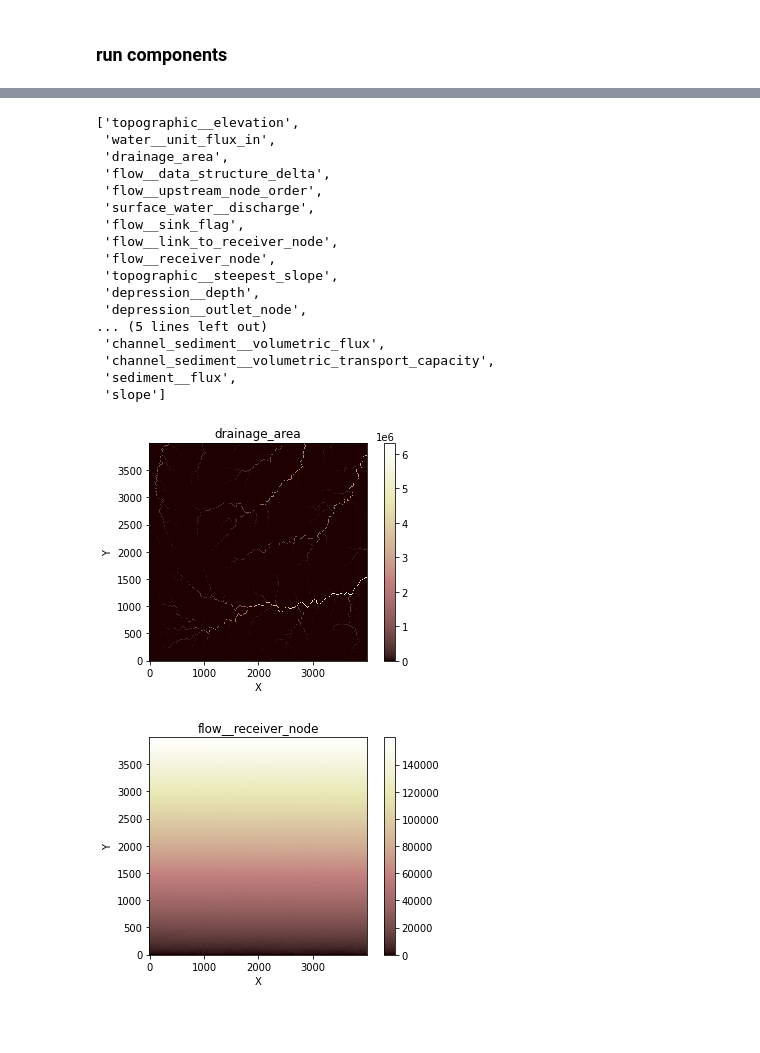
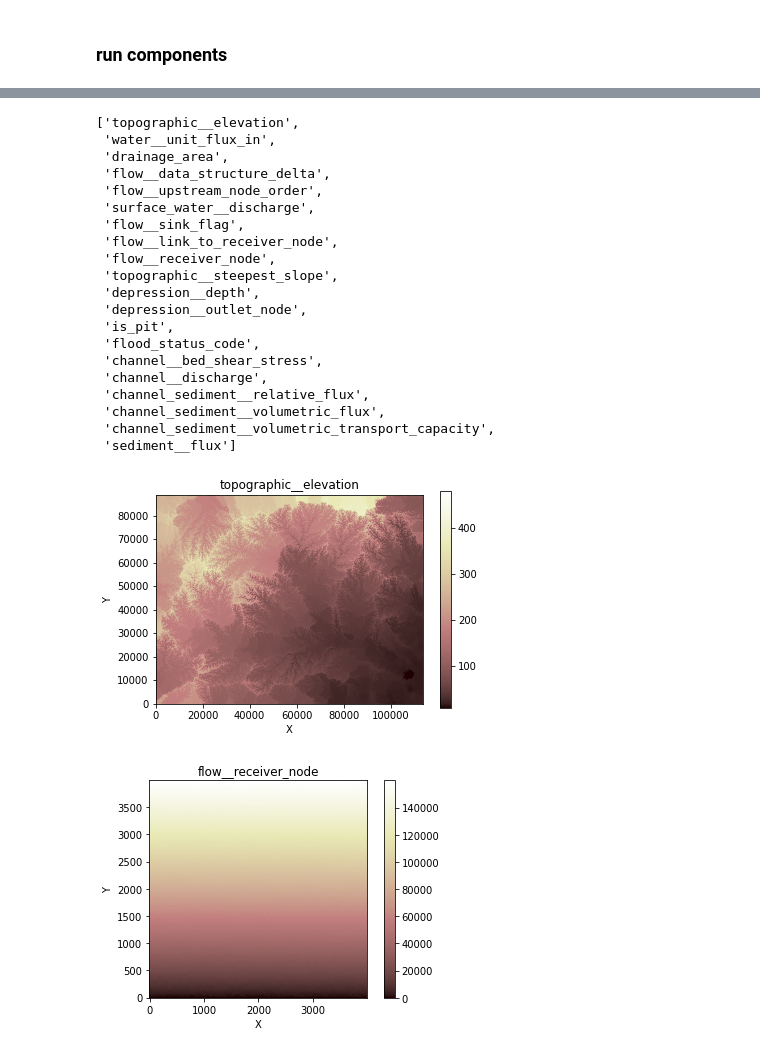
Before and after one commit to alanoMartins/LandLab_Explore, a Jupyter notebook: Fast Scape Eroder.ipynb, the cells around one changed output, grey strips where cells are left out. Drawn from its saved outputs; the diff is of its cells as text; code cells hidden in the pictures; blank space fills up the shorter version.

```diff
--- a/Fast Scape Eroder.ipynb
+++ b/Fast Scape Eroder.ipynb
@@ -23,9 +23,9 @@ def create_folder(name):
 # %% [markdown]
 ## import DEM
 # %%
-(mg_origin, z) = read_esri_ascii("./DEM/ascii_cropadotest.asc", name="topographic__elevation")
+(mg_origin, z) = read_esri_ascii("./bacia_piratini_90m.asc", name="topographic__elevation")
 
-(mg, z) = read_esri_ascii("./DEM/ascii_cropadotest.asc", name="topographic__elevation")
+(mg, z) = read_esri_ascii("./bacia_piratini_90m.asc", name="topographic__elevation")
 mg.at_node.keys()
 # %% [output]
 ['topographic__elevation']
@@ -128,13 +116,13 @@ create_folder(test_name)
 # %%
 uplift_rate = 0.001
 time_step = 1000 #time step linear diffuser component
-fr.run_one_step()
+#fr.run_one_step()
 # sp.run_one_step(time_step) # atençao: apenas para rodar antes do erosion deposition
-for i in range(1):
+for i in range(10):
     print(i)
-    #fr.run_one_step()
-    #sp.run_one_step(time_step) #dt eh multiplicador da formula e do threshold,
-    df.map_depressions()
+    fr.run_one_step()
+    sp.run_one_step(time_step) #dt eh multiplicador da formula e do threshold,
+    #df.map_depressions()
     flooded = np.where(df.flood_status==3)[0] # ver pra que serve
 #     ed.run_one_step(time_step)
     mg.at_node['topographic__elevation'] += time_step * uplift_rate
@@ -159,15 +156,18 @@ mg.at_node.keys()
  'topographic__steepest_slope',
  'depression__depth',
  'depression__outlet_node',
-... (5 lines left out)
+ 'is_pit',
+ 'flood_status_code',
+ 'channel__bed_shear_stress',
+ 'channel__discharge',
+ 'channel_sediment__relative_flux',
  'channel_sediment__volumetric_flux',
  'channel_sediment__volumetric_transport_capacity',
- 'sediment__flux',
- 'slope']
+ 'sediment__flux']
 # %%
-landlab.plot.imshow.imshow_grid_at_node(mg,'drainage_area')
+landlab.plot.imshow.imshow_grid_at_node(mg,'topographic__elevation')
 # %% [output]
-[figure, old version]
+[figure, new version]
 # %%
 landlab.plot.imshow.imshow_grid_at_node(mg,'flow__receiver_node')
 # %% [output]
```
Also changed, not shown: parts of 7 cells of this notebook, 7 other files.
